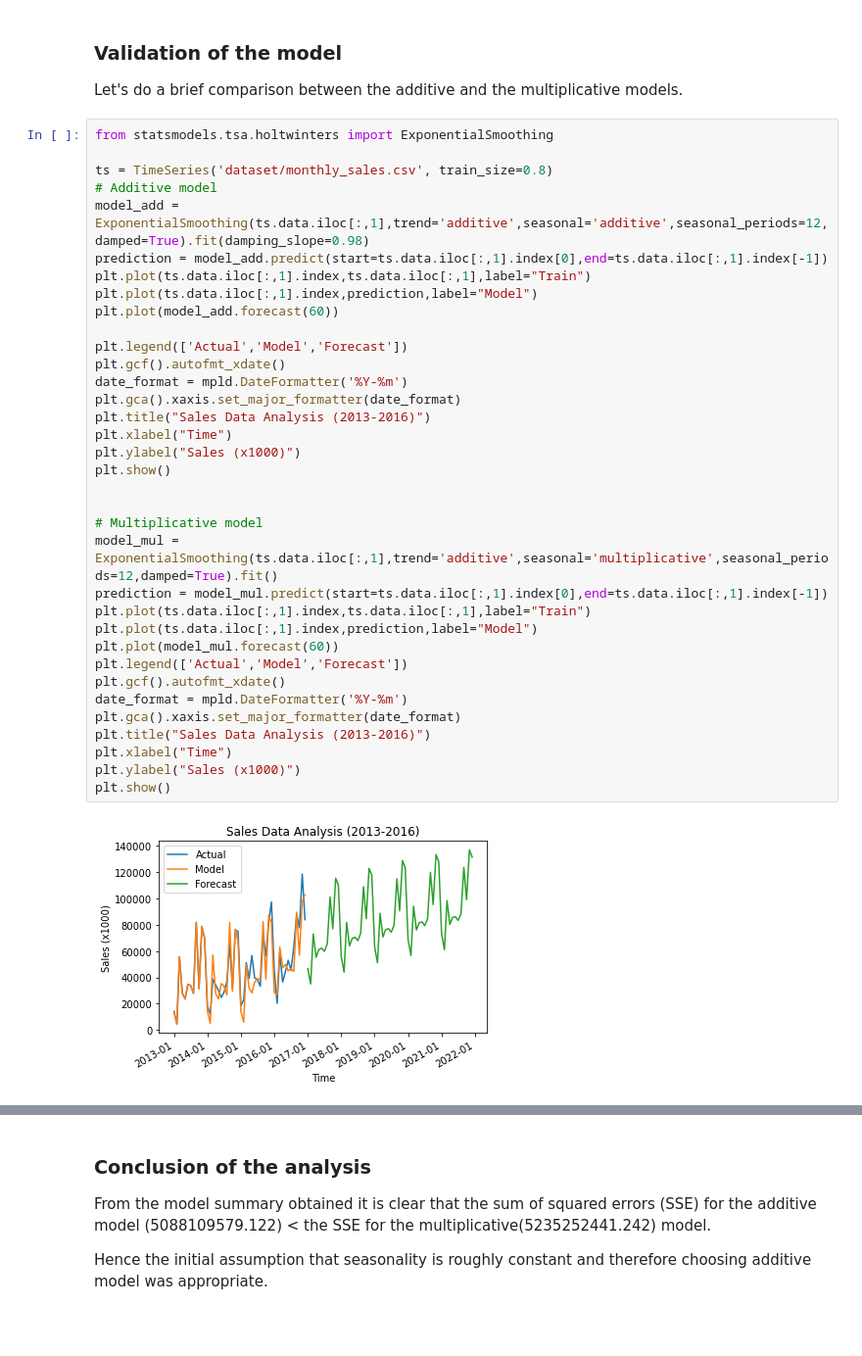
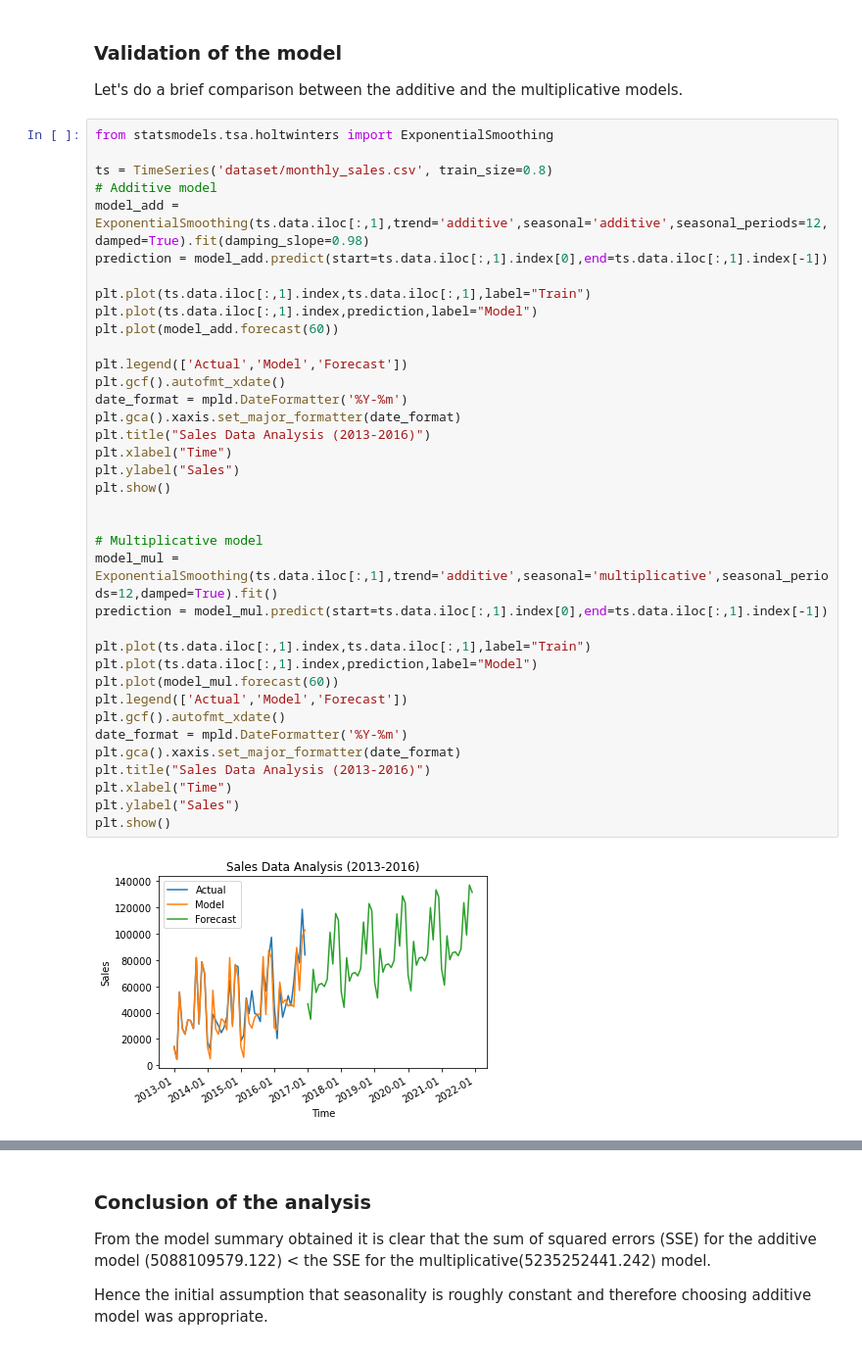
Before and after one commit to KrishnanSG/holt-winters, a Jupyter notebook: analysis.ipynb, the cells around one changed output, grey strips where cells are left out. Shown at 98% size. Cells and saved outputs as stored; diff of their text form.

Commit message:
Fix scale of sales graph

```diff
--- a/analysis.ipynb
+++ b/analysis.ipynb
@@ -129,33 +129,35 @@ ts = TimeSeries('dataset/monthly_sales.csv', train_size=0.8)
 # Additive model
 model_add = ExponentialSmoothing(ts.data.iloc[:,1],trend='additive',seasonal='additive',seasonal_periods=12,damped=True).fit(damping_slope=0.98)
 prediction = model_add.predict(start=ts.data.iloc[:,1].index[0],end=ts.data.iloc[:,1].index[-1])
+
 plt.plot(ts.data.iloc[:,1].index,ts.data.iloc[:,1],label="Train")
 plt.plot(ts.data.iloc[:,1].index,prediction,label="Model")
 plt.plot(model_add.forecast(60))
 
 plt.legend(['Actual','Model','Forecast'])
 plt.gcf().autofmt_xdate()
 date_format = mpld.DateFormatter('%Y-%m')
 plt.gca().xaxis.set_major_formatter(date_format)
 plt.title("Sales Data Analysis (2013-2016)")
 plt.xlabel("Time")
-plt.ylabel("Sales (x1000)")
+plt.ylabel("Sales")
 plt.show()
 
 
 # Multiplicative model
 model_mul = ExponentialSmoothing(ts.data.iloc[:,1],trend='additive',seasonal='multiplicative',seasonal_periods=12,damped=True).fit()
 prediction = model_mul.predict(start=ts.data.iloc[:,1].index[0],end=ts.data.iloc[:,1].index[-1])
+
 plt.plot(ts.data.iloc[:,1].index,ts.data.iloc[:,1],label="Train")
 plt.plot(ts.data.iloc[:,1].index,prediction,label="Model")
 plt.plot(model_mul.forecast(60))
 plt.legend(['Actual','Model','Forecast'])
 plt.gcf().autofmt_xdate()
 date_format = mpld.DateFormatter('%Y-%m')
 plt.gca().xaxis.set_major_formatter(date_format)
 plt.title("Sales Data Analysis (2013-2016)")
 plt.xlabel("Time")
-plt.ylabel("Sales (x1000)")
+plt.ylabel("Sales")
 plt.show()
 # %% [output]
-[figure, old version]
+[figure, new version]
```
Also changed, not shown: parts of 2 cells of this notebook, 1 other file.
